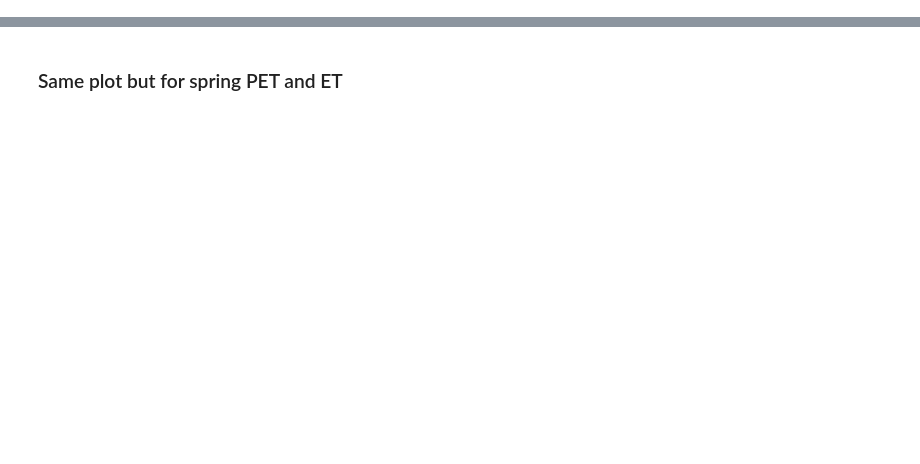
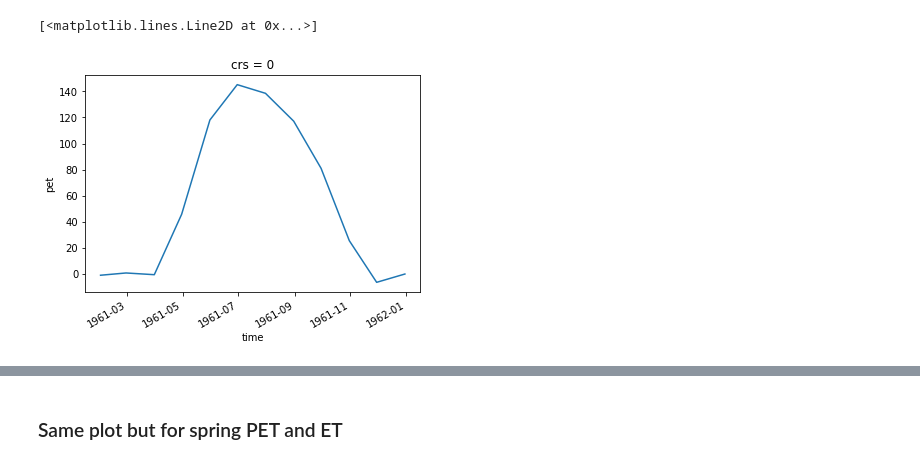
Before and after one commit to dlhogan97/Spring-Precipitation-Effect-CO-River, a Jupyter notebook: notebooks/Upper_CO_Analysis/notebooks/ucr_basin_et.ipynb, the cells around one changed output, grey strips where cells are left out. Saved outputs shown, nothing was run; the diff lists cells and outputs as text; code cells hidden in the pictures; blank space fills up the shorter version.

```diff
--- a/notebooks/Upper_CO_Analysis/notebooks/ucr_basin_et.ipynb
+++ b/notebooks/Upper_CO_Analysis/notebooks/ucr_basin_et.ipynb
@@ -13,7 +14,8 @@ ucrb_boundary_4326 = ucrb_boundary.copy()
 ucrb_boundary=ucrb_boundary.to_crs(lcc_proj)
 
 hcdn_boundaries = gpd.read_file('../data/geodata/basin_station_sntl.json')
-hcdn_boundaries=hcdn_boundaries.to_crs(lcc_proj)
+hcdn_boundaries=hcdn_boundaries.set_crs(epsg=32613,allow_override=True)
+hcdn_boundaries=hcdn_boundaries.to_crs(4326)
 # %%
 terraclimate_pet = xr.open_dataset('../data/etdata/TerraClimate19812010_pet.nc')
 # resample to daily data
@@ -31,3 +29,12 @@ terraclimate_pet_daily.rio.clip(ucrb_boundary_4326.geometry).isel(time=100).pet.
+# %%
+for gage in hcdn_boundaries.index:
+    tmp = hcdn_boundaries[hcdn_boundaries.gage == '09112500']
+    pet_trc = terraclimate_pet_daily.rio.clip(tmp.geometry)
+# %%
+pet_trc.pet.mean(dim=['lon','lat']).resample(time='1M').mean().plot()
+# %% [output]
+[<matplotlib.lines.Line2D at 0x...>]
+[figure, added]
 # %%
 pet_ds = rxr.open_rasterio('../data/etdata/pevap.mon.mean.nc')[0].drop(['lat','lon','spatial_ref', 'Lambert_Conformal'])
 et_ds = rxr.open_rasterio('../data/etdata/evap.mon.mean.nc')[0].drop(['lat','lon','spatial_ref', 'Lambert_Conformal'])
```
Also changed, not shown: parts of 27 cells of this notebook, 4 other files.
